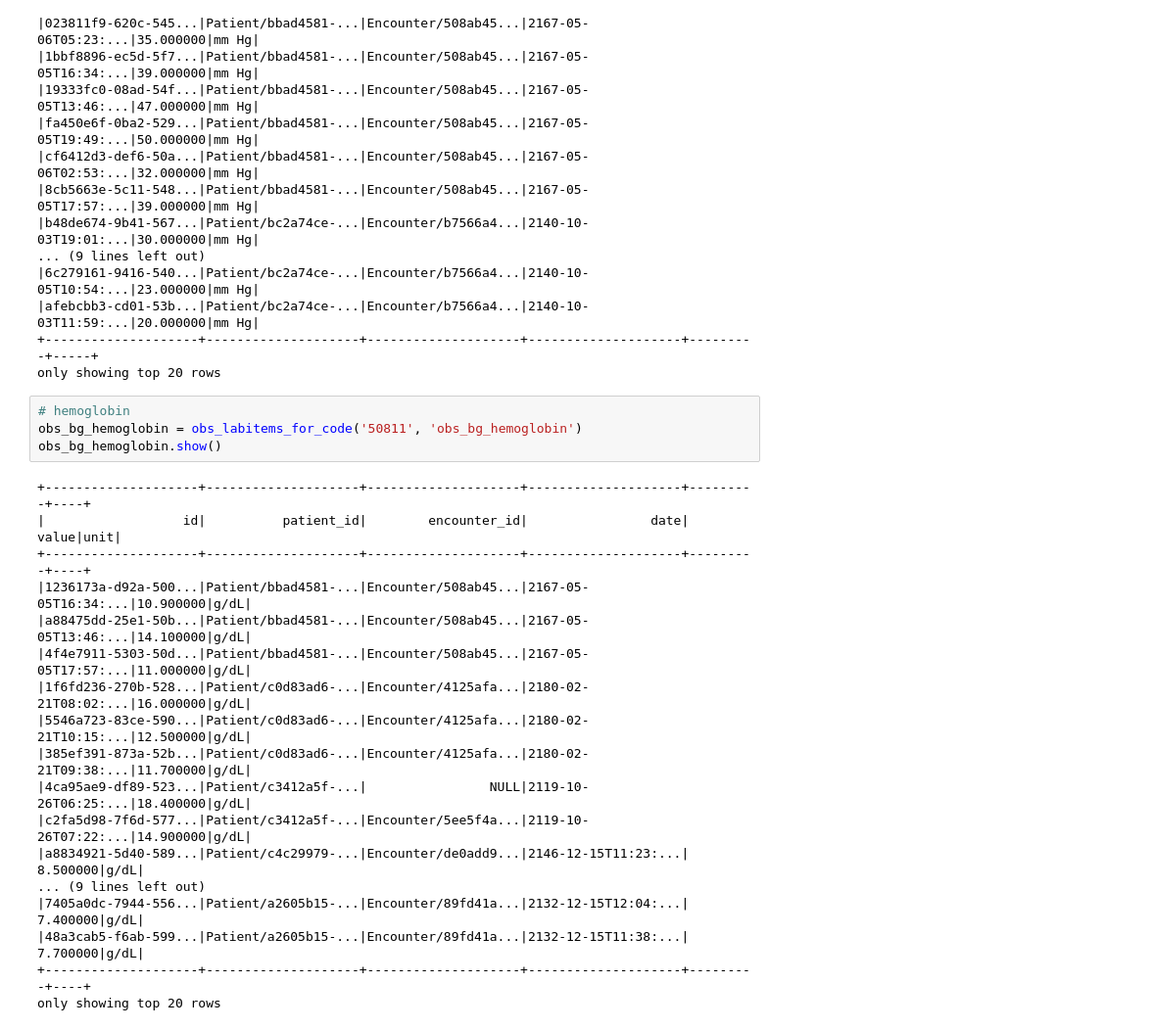
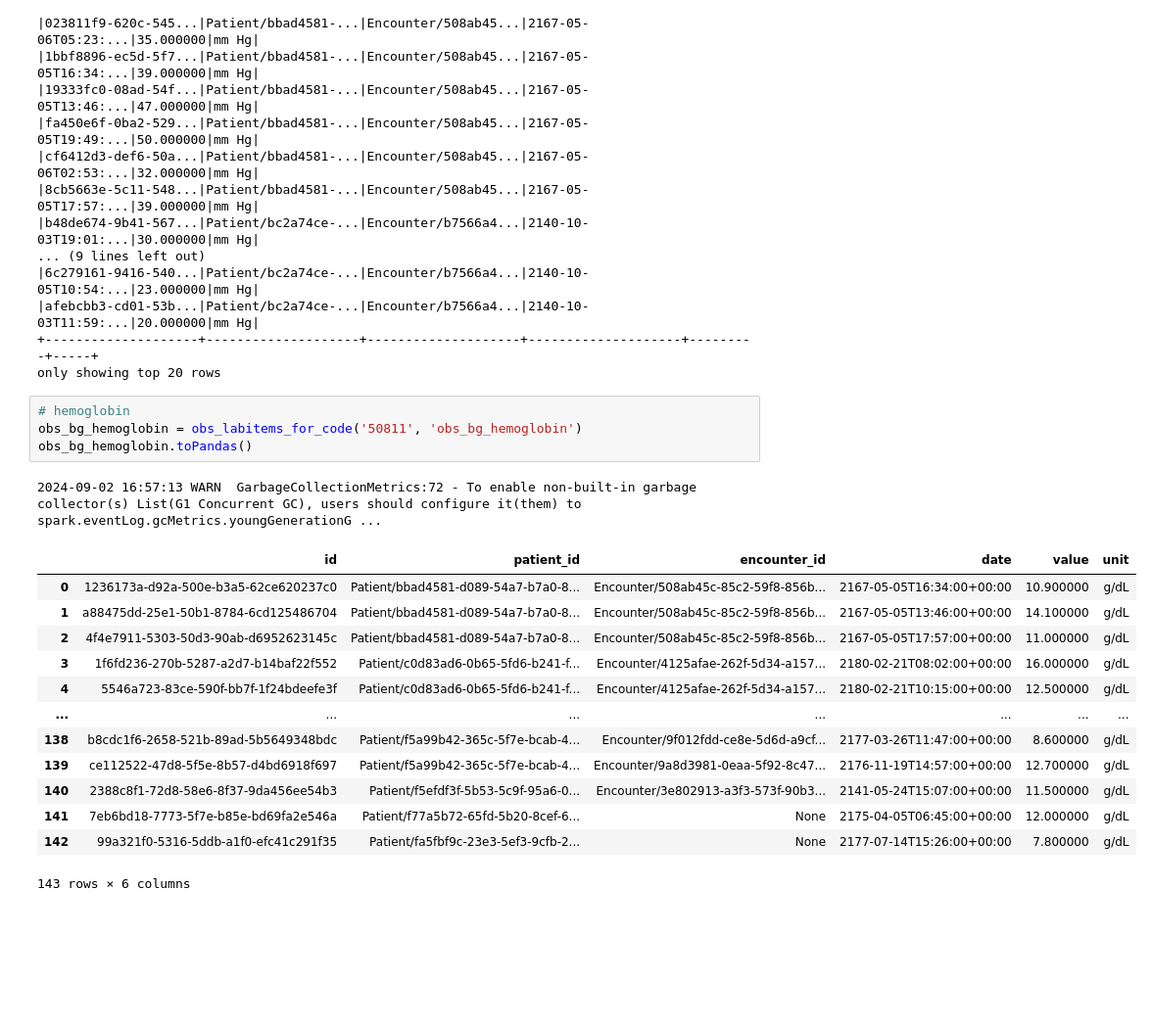
Before and after one commit to aehrc/sql-on-fhir-evaluation, a Jupyter notebook: notebooks/SOFTest.ipynb, the cells around one changed output. Shown at 98% size. Cells and saved outputs as stored; diff of their text form; blank space fills up the shorter version.

```diff
--- a/notebooks/SOFTest.ipynb
+++ b/notebooks/SOFTest.ipynb
@@ -404,22 +488,19 @@ only showing top 20 rows
 # %%
 # hemoglobin
 obs_bg_hemoglobin = obs_labitems_for_code('50811', 'obs_bg_hemoglobin')
-obs_bg_hemoglobin.show()
+obs_bg_hemoglobin.toPandas()
 # %% [output]
-+--------------------+--------------------+--------------------+--------------------+---------+----+
-|                  id|          patient_id|        encounter_id|                date|    value|unit|
-+--------------------+--------------------+--------------------+--------------------+---------+----+
-|1236173a-d92a-500...|Patient/bbad4581-...|Encounter/508ab45...|2167-05-05T16:34:...|10.900000|g/dL|
-|a88475dd-25e1-50b...|Patient/bbad4581-...|Encounter/508ab45...|2167-05-05T13:46:...|14.100000|g/dL|
-|4f4e7911-5303-50d...|Patient/bbad4581-...|Encounter/508ab45...|2167-05-05T17:57:...|11.000000|g/dL|
-|1f6fd236-270b-528...|Patient/c0d83ad6-...|Encounter/4125afa...|2180-02-21T08:02:...|16.000000|g/dL|
-|5546a723-83ce-590...|Patient/c0d83ad6-...|Encounter/4125afa...|2180-02-21T10:15:...|12.500000|g/dL|
-|385ef391-873a-52b...|Patient/c0d83ad6-...|Encounter/4125afa...|2180-02-21T09:38:...|11.700000|g/dL|
-|4ca95ae9-df89-523...|Patient/c3412a5f-...|                NULL|2119-10-26T06:25:...|18.400000|g/dL|
-|c2fa5d98-7f6d-577...|Patient/c3412a5f-...|Encounter/5ee5f4a...|2119-10-26T07:22:...|14.900000|g/dL|
-|a8834921-5d40-589...|Patient/c4c29979-...|Encounter/de0add9...|2146-12-15T11:23:...| 8.500000|g/dL|
-... (9 lines left out)
-|7405a0dc-7944-556...|Patient/a2605b15-...|Encounter/89fd41a...|2132-12-15T12:04:...| 7.400000|g/dL|
-|48a3cab5-f6ab-599...|Patient/a2605b15-...|Encounter/89fd41a...|2132-12-15T11:38:...| 7.700000|g/dL|
-+--------------------+--------------------+--------------------+--------------------+---------+----+
-only showing top 20 rows
+2024-09-02 16:57:13 WARN  GarbageCollectionMetrics:72 - To enable non-built-in garbage collector(s) List(G1 Concurrent GC), users should configure it(them) to spark.eventLog.gcMetrics.youngGenerationG ...
+|  | id | patient_id | encounter_id | date | value | unit |
+| 0 | 1236173a-d92a-500e-b3a5-62ce620237c0 | Patient/bbad4581-d089-54a7-b7a0-8... | Encounter/508ab45c-85c2-59f8-856b... | 2167-05-05T16:34:00+00:00 | 10.900000 | g/dL |
+| 1 | a88475dd-25e1-50b1-8784-6cd125486704 | Patient/bbad4581-d089-54a7-b7a0-8... | Encounter/508ab45c-85c2-59f8-856b... | 2167-05-05T13:46:00+00:00 | 14.100000 | g/dL |
+| 2 | 4f4e7911-5303-50d3-90ab-d6952623145c | Patient/bbad4581-d089-54a7-b7a0-8... | Encounter/508ab45c-85c2-59f8-856b... | 2167-05-05T17:57:00+00:00 | 11.000000 | g/dL |
+| 3 | 1f6fd236-270b-5287-a2d7-b14baf22f552 | Patient/c0d83ad6-0b65-5fd6-b241-f... | Encounter/4125afae-262f-5d34-a157... | 2180-02-21T08:02:00+00:00 | 16.000000 | g/dL |
+| 4 | 5546a723-83ce-590f-bb7f-1f24bdeefe3f | Patient/c0d83ad6-0b65-5fd6-b241-f... | Encounter/4125afae-262f-5d34-a157... | 2180-02-21T10:15:00+00:00 | 12.500000 | g/dL |
+| ... | ... | ... | ... | ... | ... | ... |
+| 138 | b8cdc1f6-2658-521b-89ad-5b5649348bdc | Patient/f5a99b42-365c-5f7e-bcab-4... | Encounter/9f012fdd-ce8e-5d6d-a9cf... | 2177-03-26T11:47:00+00:00 | 8.600000 | g/dL |
+| 139 | ce112522-47d8-5f5e-8b57-d4bd6918f697 | Patient/f5a99b42-365c-5f7e-bcab-4... | Encounter/9a8d3981-0eaa-5f92-8c47... | 2176-11-19T14:57:00+00:00 | 12.700000 | g/dL |
+| 140 | 2388c8f1-72d8-58e6-8f37-9da456ee54b3 | Patient/f5efdf3f-5b53-5c9f-95a6-0... | Encounter/3e802913-a3f3-573f-90b3... | 2141-05-24T15:07:00+00:00 | 11.500000 | g/dL |
+| 141 | 7eb6bd18-7773-5f7e-b85e-bd69fa2e546a | Patient/f77a5b72-65fd-5b20-8cef-6... | None | 2175-04-05T06:45:00+00:00 | 12.000000 | g/dL |
+| 142 | 99a321f0-5316-5ddb-a1f0-efc41c291f35 | Patient/fa5fbf9c-23e3-5ef3-9cfb-2... | None | 2177-07-14T15:26:00+00:00 | 7.800000 | g/dL |
+143 rows × 6 columns
```
Also changed, not shown: parts of 25 cells of this notebook, 15 other files.
